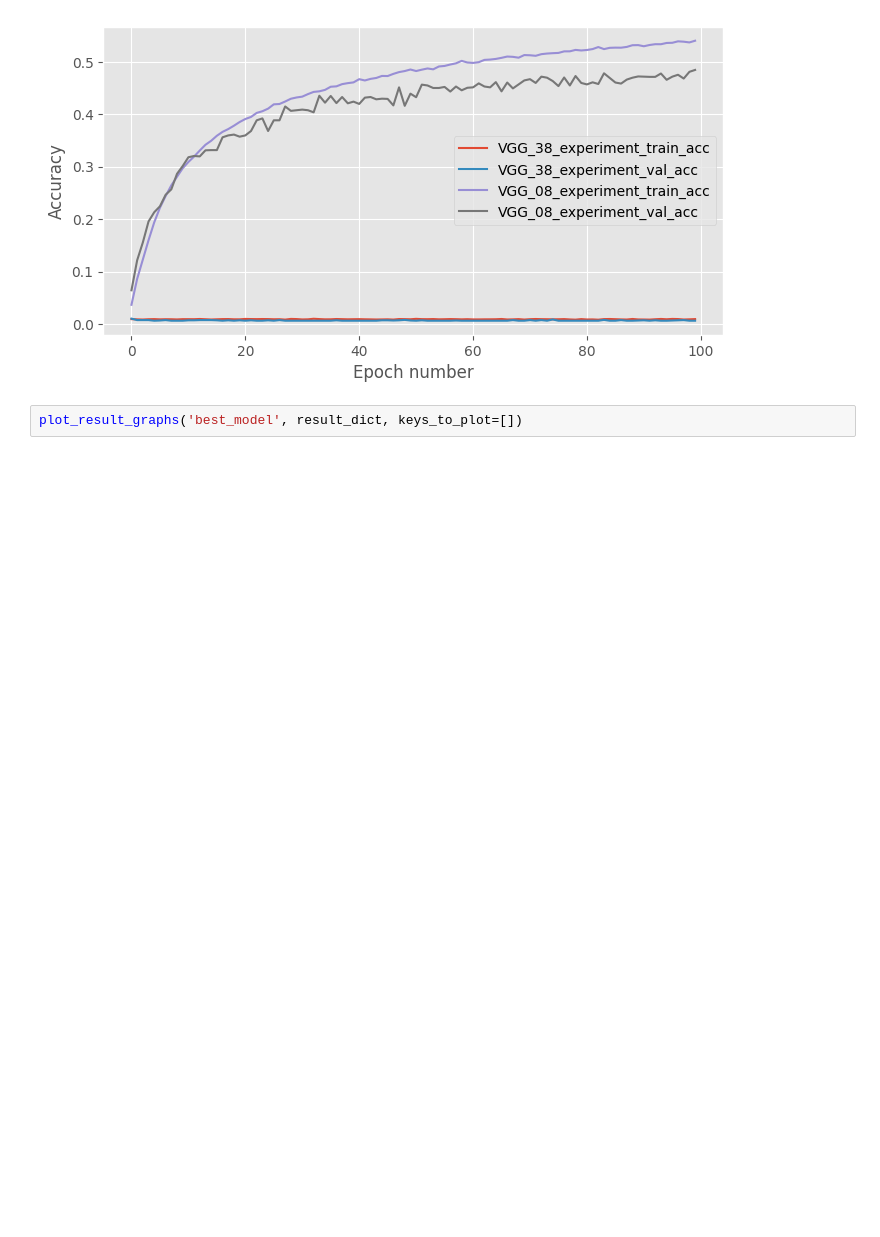
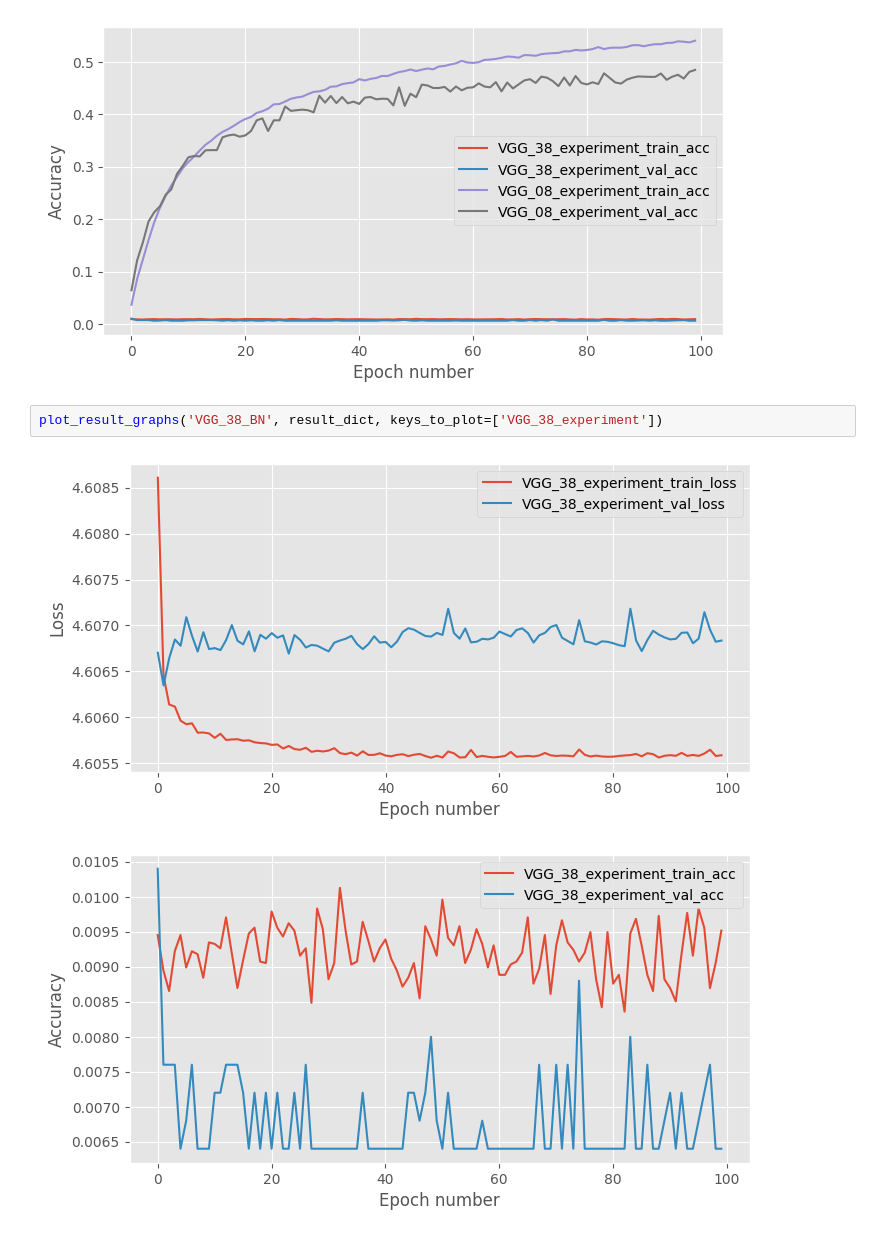
Before and after one commit to AishwaryaAshokkumar/mlpractical, a Jupyter notebook: notebooks/Plot_Results.ipynb, the cells around one changed output. Cells and saved outputs as stored; diff of their text form; blank space fills up the shorter version.

Commit message:
Add curves for VGG38 - BN

```diff
--- a/notebooks/Plot_Results.ipynb
+++ b/notebooks/Plot_Results.ipynb
@@ -92,4 +92,7 @@ plot_result_graphs('problem_model', result_dict, keys_to_plot=['VGG_38_experimen
 [figure]
 [figure]
 # %%
-plot_result_graphs('best_model', result_dict, keys_to_plot=[])
+plot_result_graphs('VGG_38_BN', result_dict, keys_to_plot=['VGG_38_experiment'])
+# %% [output]
+[figure, added]
+[figure, added]
```
Also changed, not shown: 2 other files.
